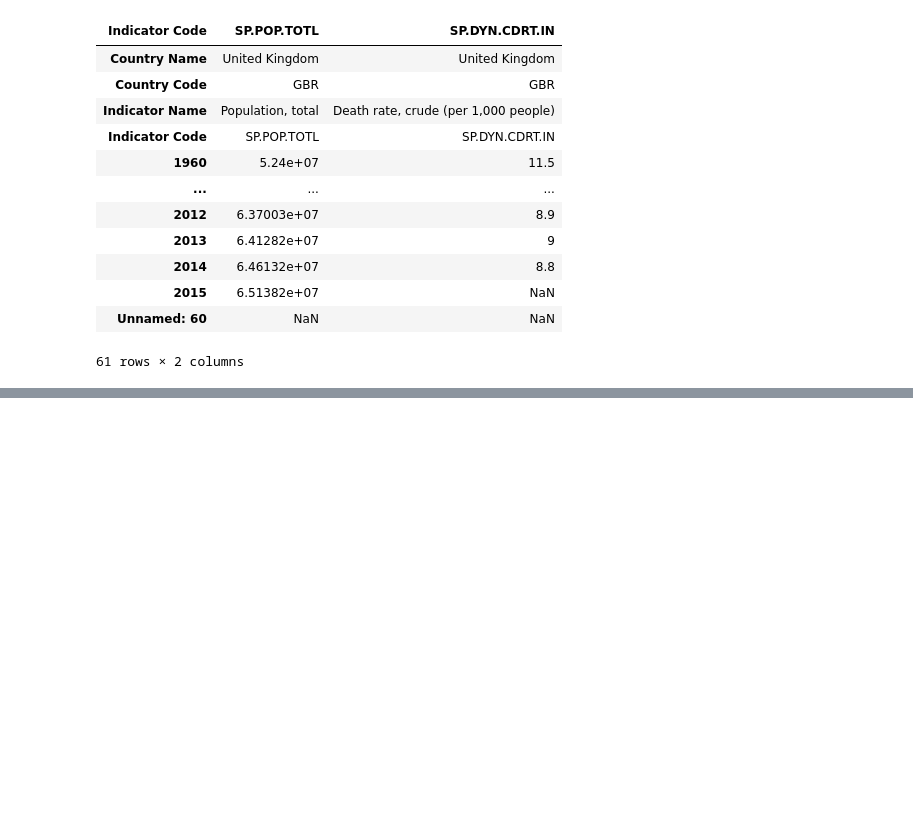
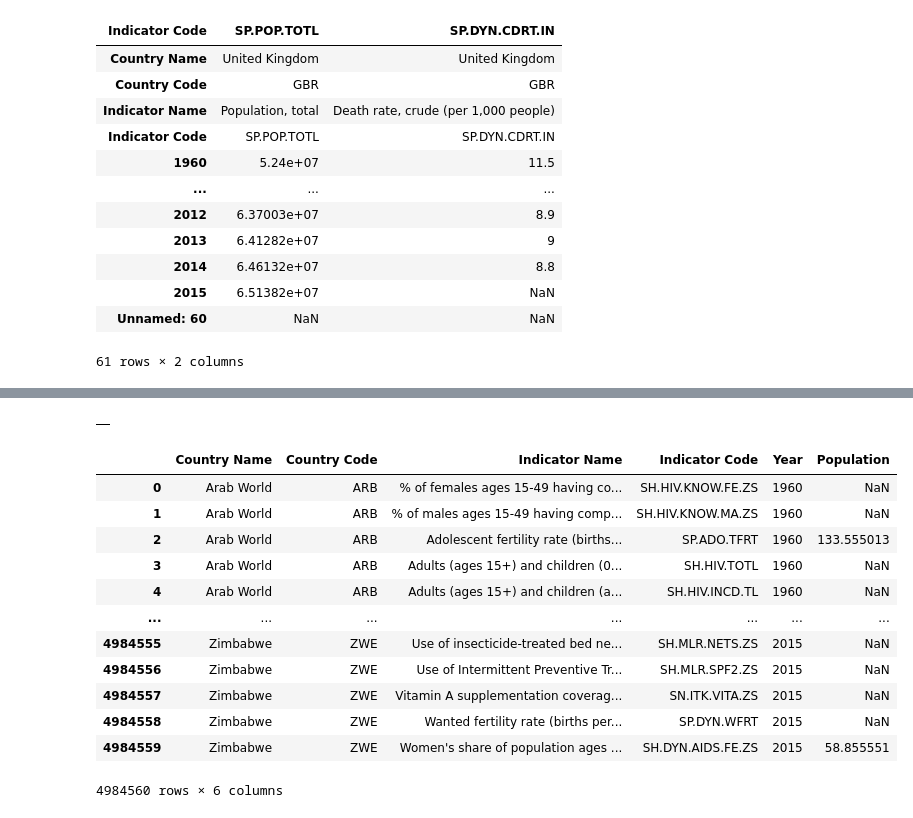
Before and after one commit to Noah-Prowell/case_study_one, a Jupyter notebook: src/DustinNotebook.ipynb, the cells around one changed output, grey strips where cells are left out. Drawn from its saved outputs; the diff is of its cells as text; code cells hidden in the pictures; blank space fills up the shorter version.

```diff
--- a/src/DustinNotebook.ipynb
+++ b/src/DustinNotebook.ipynb
@@ -94,0 +116,31 @@ df_trans
+# %%
+merged_df.corr()
+# %% [output]
+|  |
+# %%
+year_cols = [str(x) for x in list(range(1960, 2016))]
+messing_around = pd.melt(df,
+                         id_vars=['Country Name','Country Code','Indicator Name','Indicator Code'],
+                         value_vars=year_cols)
+messing_around.rename(columns = {'variable':'Year'}, inplace = True)
+messing_around.rename(columns = {'value':'Population'}, inplace = True)
+# messing_around.drop(['Indicator Code', 'Indicator Name'], axis=1, inplace=True)
+# messing_around.sort_values(by=['Country Name', 'Year'])
+# messing_around['Year'] = pd.to_numeric(messing_around['Year'])
+# messing_around = messing_around[messing_around['Year']>=1985]
+
+messing_around
+# %% [output]
+|  | Country Name | Country Code | Indicator Name | Indicator Code | Year | Population |
+| 0 | Arab World | ARB | % of females ages 15-49 having co... | SH.HIV.KNOW.FE.ZS | 1960 | NaN |
+| 1 | Arab World | ARB | % of males ages 15-49 having comp... | SH.HIV.KNOW.MA.ZS | 1960 | NaN |
+| 2 | Arab World | ARB | Adolescent fertility rate (births... | SP.ADO.TFRT | 1960 | 133.555013 |
+| 3 | Arab World | ARB | Adults (ages 15+) and children (0... | SH.HIV.TOTL | 1960 | NaN |
+| 4 | Arab World | ARB | Adults (ages 15+) and children (a... | SH.HIV.INCD.TL | 1960 | NaN |
+| ... | ... | ... | ... | ... | ... | ... |
+| 4984555 | Zimbabwe | ZWE | Use of insecticide-treated bed ne... | SH.MLR.NETS.ZS | 2015 | NaN |
+| 4984556 | Zimbabwe | ZWE | Use of Intermittent Preventive Tr... | SH.MLR.SPF2.ZS | 2015 | NaN |
+| 4984557 | Zimbabwe | ZWE | Vitamin A supplementation coverag... | SN.ITK.VITA.ZS | 2015 | NaN |
+| 4984558 | Zimbabwe | ZWE | Wanted fertility rate (births per... | SP.DYN.WFRT | 2015 | NaN |
+| 4984559 | Zimbabwe | ZWE | Women's share of population ages ... | SH.DYN.AIDS.FE.ZS | 2015 | 58.855551 |
+4984560 rows × 6 columns
```
Also changed, not shown: parts of 6 cells of this notebook.
